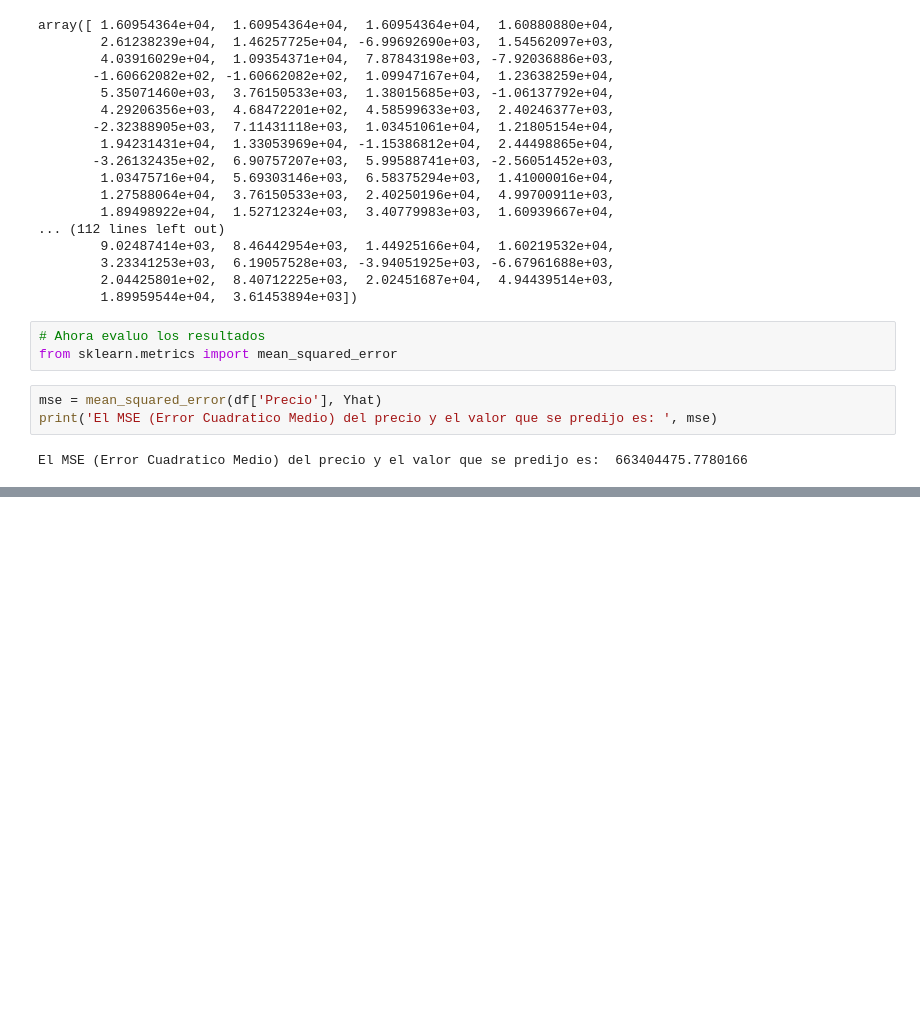
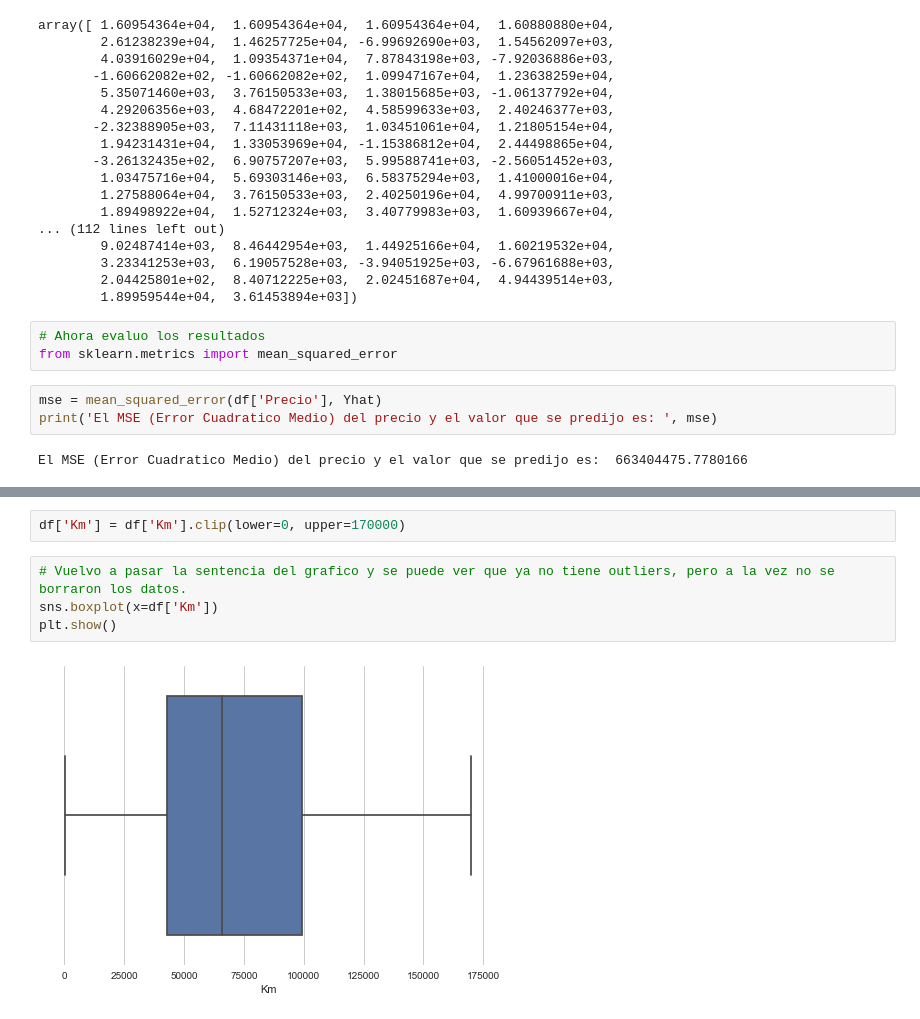
Before and after one commit to NestorDiazDataSC/Analisis_de_Datos, a Jupyter notebook: Argentina_Cars/argentina_cars.ipynb, the cells around one changed output, grey strips where cells are left out. Saved outputs shown, nothing was run; the diff lists cells and outputs as text; blank space fills up the shorter version.

```diff
--- a/Argentina_Cars/argentina_cars.ipynb
+++ b/Argentina_Cars/argentina_cars.ipynb
@@ -607,0 +618,8 @@ Por lo que se ve, mejora pero no lo suficiente para utilizar este modelo de regr
+# %%
+df['Km'] = df['Km'].clip(lower=0, upper=170000)
+# %%
+# Vuelvo a pasar la sentencia del grafico y se puede ver que ya no tiene outliers, pero a la vez no se borraron los datos.
+sns.boxplot(x=df['Km'])
+plt.show()
+# %% [output]
+[figure, added]
```
Also changed, not shown: parts of 18 cells of this notebook.
